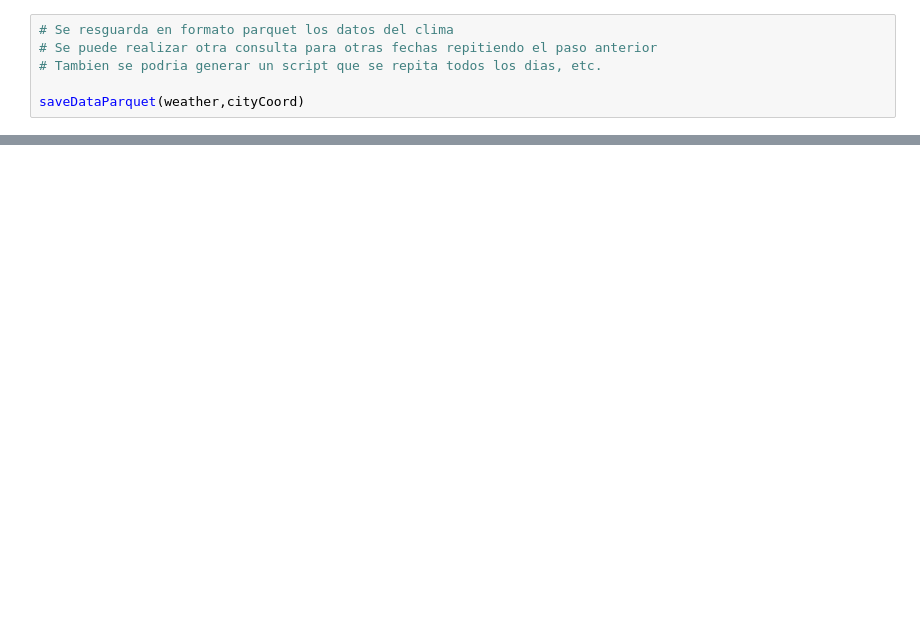
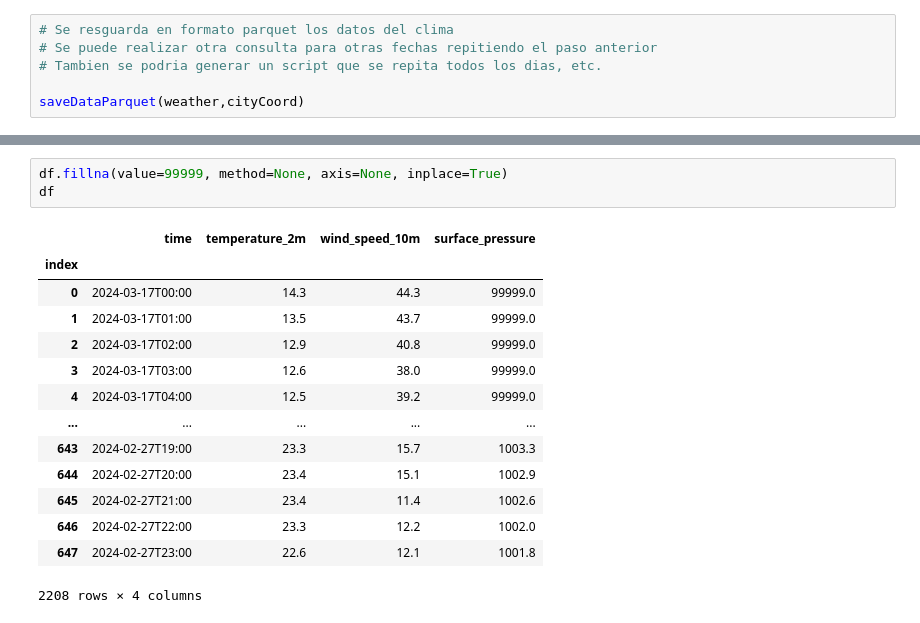
Before and after one commit to SELF-msselve/API-Extract, a Jupyter notebook: EduardoFarina-TP1.ipynb, the cells around one changed output, grey strips where cells are left out. Saved outputs shown, nothing was run; the diff lists cells and outputs as text; blank space fills up the shorter version.

```diff
--- a/EduardoFarina-TP1.ipynb
+++ b/EduardoFarina-TP1.ipynb
@@ -189,0 +231,18 @@ saveDataParquet(weather,cityCoord)
+# %%
+df.fillna(value=99999, method=None, axis=None, inplace=True)
+df
+# %% [output]
+|  | time | temperature_2m | wind_speed_10m | surface_pressure |
+| index |  |  |  |  |
+| 0 | 2024-03-17T00:00 | 14.3 | 44.3 | 99999.0 |
+| 1 | 2024-03-17T01:00 | 13.5 | 43.7 | 99999.0 |
+| 2 | 2024-03-17T02:00 | 12.9 | 40.8 | 99999.0 |
+| 3 | 2024-03-17T03:00 | 12.6 | 38.0 | 99999.0 |
+| 4 | 2024-03-17T04:00 | 12.5 | 39.2 | 99999.0 |
+| ... | ... | ... | ... | ... |
+| 643 | 2024-02-27T19:00 | 23.3 | 15.7 | 1003.3 |
+| 644 | 2024-02-27T20:00 | 23.4 | 15.1 | 1002.9 |
+| 645 | 2024-02-27T21:00 | 23.4 | 11.4 | 1002.6 |
+| 646 | 2024-02-27T22:00 | 23.3 | 12.2 | 1002.0 |
+| 647 | 2024-02-27T23:00 | 22.6 | 12.1 | 1001.8 |
+2208 rows × 4 columns
```
Also changed, not shown: parts of 14 cells of this notebook, 1 other file.
